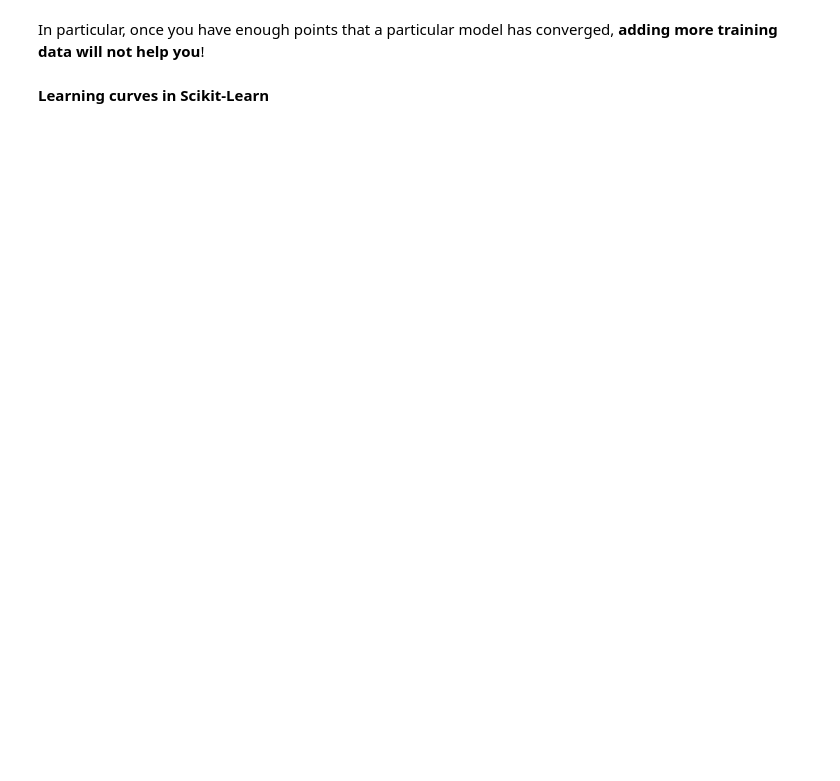
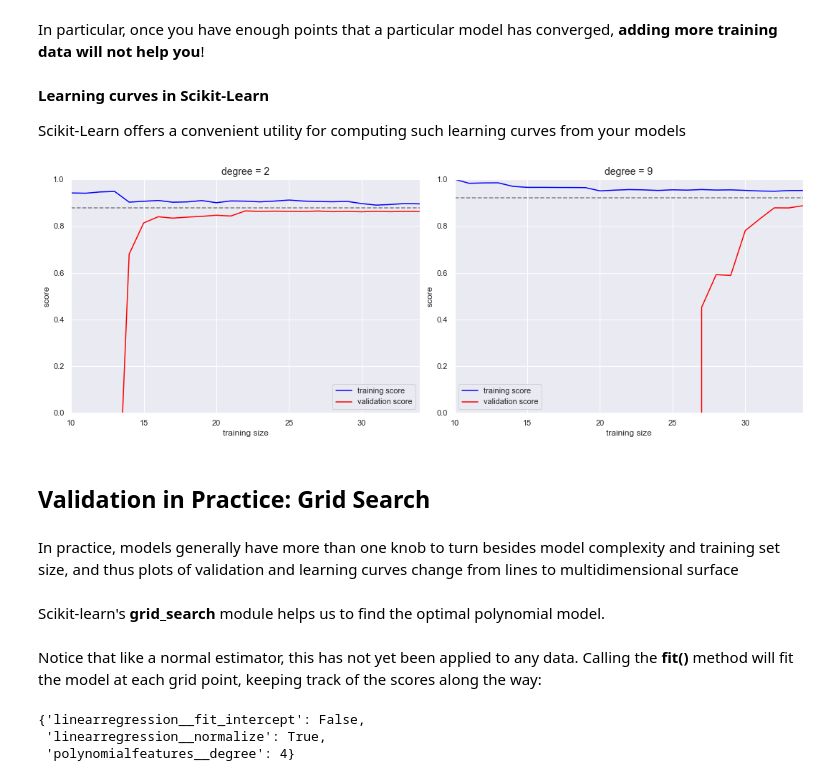
Before and after one commit to hanchiang/python-data-science-handbook, a Jupyter notebook: 5-machine-learning/5-machine-learning.ipynb, the cells around one changed output. Drawn from its saved outputs; the diff is of its cells as text; code cells hidden in the pictures; blank space fills up the shorter version.

Commit message:
Grid search to find the optimal parameters for an estimator

```diff
--- a/5-machine-learning/5-machine-learning.ipynb
+++ b/5-machine-learning/5-machine-learning.ipynb
@@ -711,3 +711,33 @@ The general behavior we would expect from a learning curve is this:
 In particular, once you have enough points that a particular model has converged, **adding more training data will not help you**!
 # %% [markdown]
 **Learning curves in Scikit-Learn**
+
+Scikit-Learn offers a convenient utility for computing such learning curves from your
+models
+# %%
+from sklearn.model_selection import learning_curve
+
+fig, ax = plt.subplots(1, 2, figsize=(16, 6))
+fig.subplots_adjust(left=0.0625, right=0.95, wspace=0.1)
+
+for i, degree in enumerate([2, 9]):
+    N, train_lc, val_lc = learning_curve(PolynomialRegression(degree),
+    X, y, cv=7, train_sizes=np.linspace(0.3, 1, 25))
+    ax[i].plot(N, np.mean(train_lc, 1), color='blue', label='training score')
+    ax[i].plot(N, np.mean(val_lc, 1), color='red', label='validation score')
+    ax[i].hlines(np.mean([train_lc[-1], val_lc[-1]]), N[0], N[-1], color='gray',
+    linestyle='dashed')
+    ax[i].set_ylim(0, 1)
+    ax[i].set_xlim(N[0], N[-1])
+    ax[i].set_xlabel('training size')
+    ax[i].set_ylabel('score')
+    ax[i].set_title('degree = {0}'.format(degree), size=14)
+    ax[i].legend(loc='best')
+# %% [output]
+[figure, added]
+# %% [markdown]
+## Validation in Practice: Grid Search
+# %% [markdown]
+In practice, models generally have more than one knob to turn besides model complexity and training set size, and thus plots of validation and learning curves change from lines to multidimensional surface
+# %% [markdown]
+Scikit-learn's **grid_search** module helps us to find the optimal polynomial model.
@@ -713,0 +752,4 @@ In particular, once you have enough points that a particular model has converged
+# %% [markdown]
+Notice that like a normal estimator, this has not yet been applied to any data. Calling
+the **fit()** method will fit the model at each grid point, keeping track of the scores
+along the way:
@@ -713,0 +758,6 @@ In particular, once you have enough points that a particular model has converged
+# %%
+grid.best_params_
+# %% [output]
+{'linearregression__fit_intercept': False,
+ 'linearregression__normalize': True,
+ 'polynomialfeatures__degree': 4}
```
Also changed, not shown: parts of 6 cells of this notebook.
